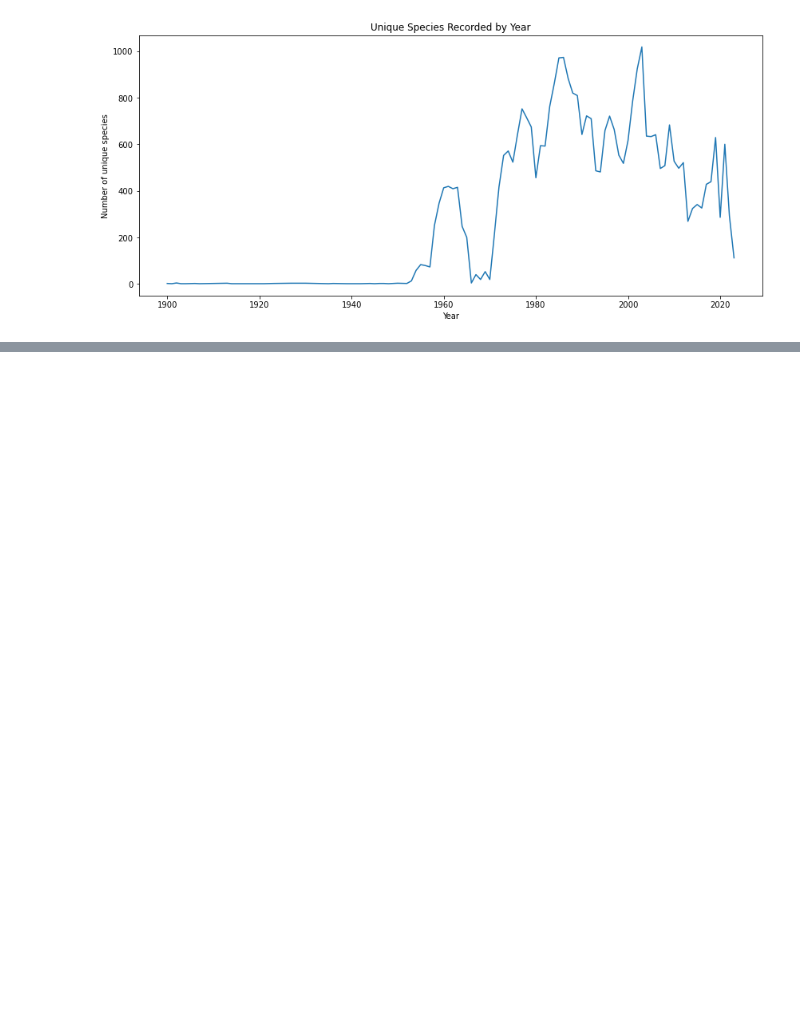
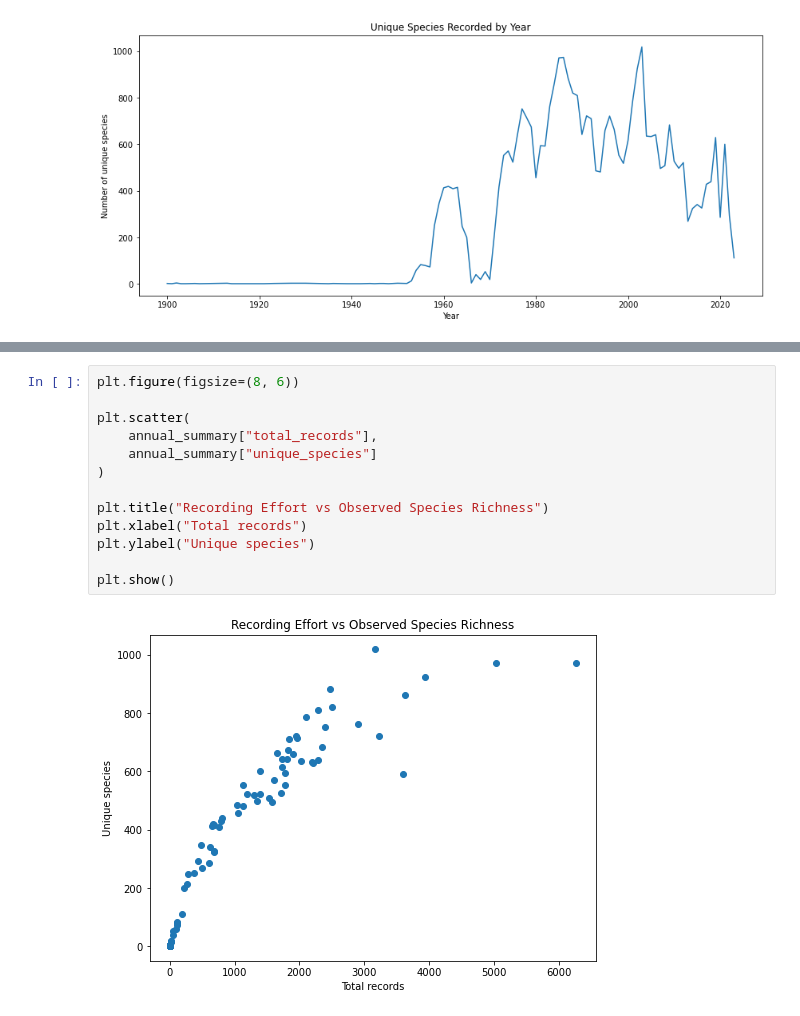
Before and after one commit to rbamford28/kent-biodiversity-prioritisation, a Jupyter notebook: notebooks/02_explore_biodiversity_data.ipynb, the cells around one changed output, grey strips where cells are left out. Drawn from its saved outputs; the diff is of its cells as text; blank space fills up the shorter version.

```diff
--- a/notebooks/02_explore_biodiversity_data.ipynb
+++ b/notebooks/02_explore_biodiversity_data.ipynb
@@ -181,0 +264,15 @@ Text(0, 0.5, 'Number of unique species')
+# %%
+plt.figure(figsize=(8, 6))
+
+plt.scatter(
+    annual_summary["total_records"],
+    annual_summary["unique_species"]
+)
+
+plt.title("Recording Effort vs Observed Species Richness")
+plt.xlabel("Total records")
+plt.ylabel("Unique species")
+
+plt.show()
+# %% [output]
+[figure, added]
```
Also changed, not shown: parts of 56 cells of this notebook, 5 other files.
